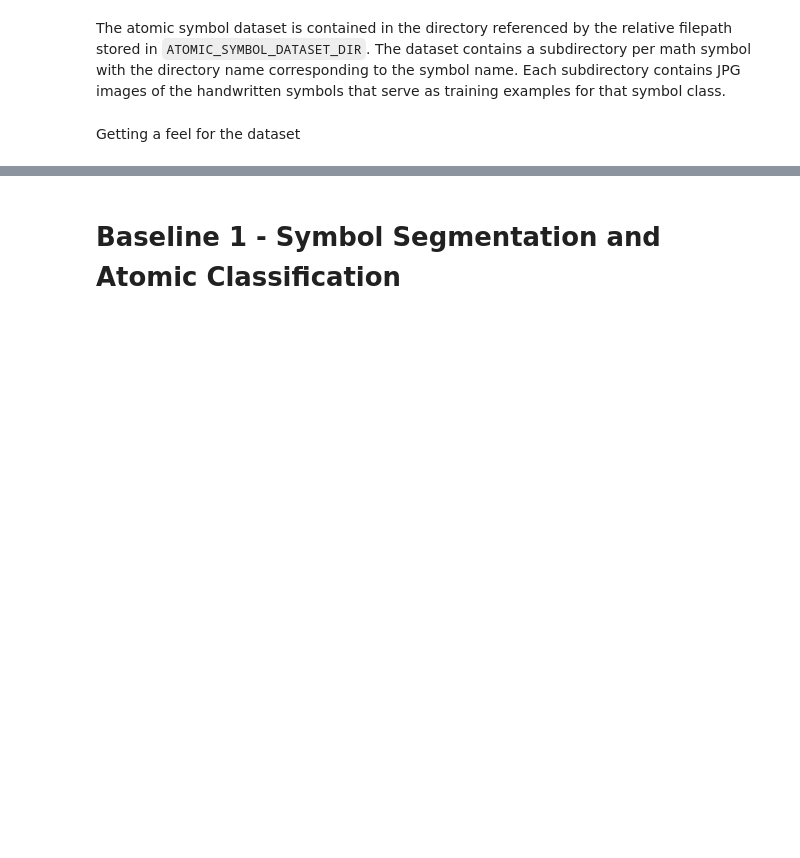
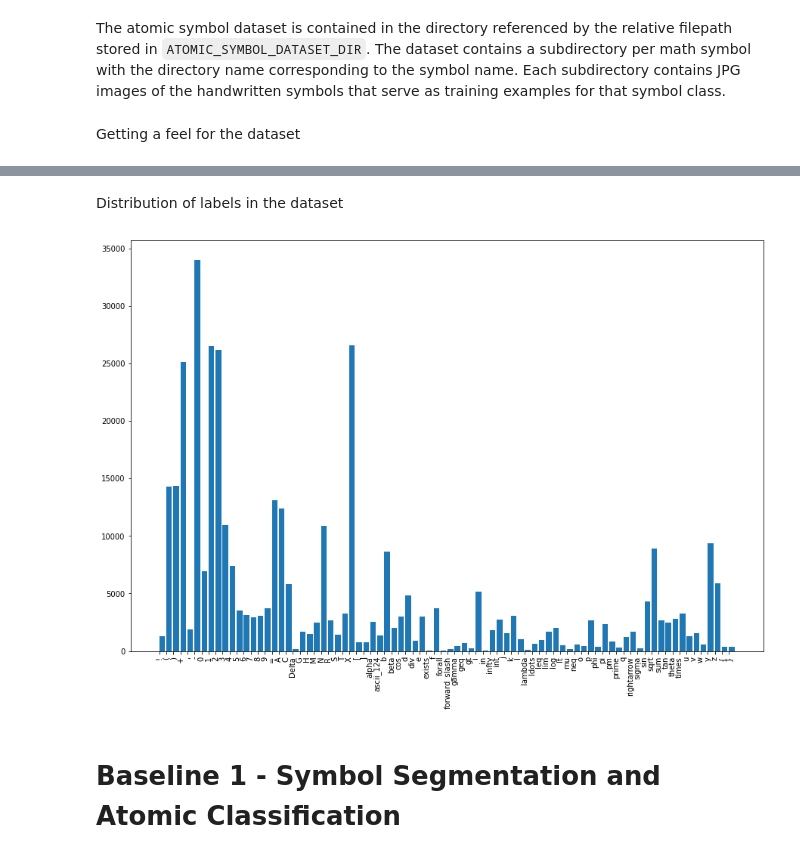
Before and after one commit to SwayamParida/handwritten-math-exp-recognition, a Jupyter notebook: Project.ipynb, the cells around one changed output, grey strips where cells are left out. Drawn from its saved outputs; the diff is of its cells as text; code cells hidden in the pictures; blank space fills up the shorter version.

```diff
--- a/Project.ipynb
+++ b/Project.ipynb
@@ -94,4 +53,16 @@ Number of examples: 67583
 Number of classes: 82
+# %% [markdown]
+Distribution of labels in the dataset
+# %%
+label_indices, label_counts = np.unique(symbol_dataset.targets, return_counts=True)
+idx_to_class = {idx: label for (label, idx) in symbol_dataset.class_to_idx.items()}
+plt.figure(figsize=[15, 10])
+_ = plt.bar(np.arange(len(label_indices)), label_counts, align='edge',
+            tick_label=[idx_to_class[idx] for idx in label_indices]
+           )
+_ = plt.xticks(rotation=90)
+# %% [output]
+[figure, added]
 # %% [markdown]
 # Baseline 1 - Symbol Segmentation and Atomic Classification
 # %% [markdown]
```
Also changed, not shown: parts of 22 cells of this notebook.
